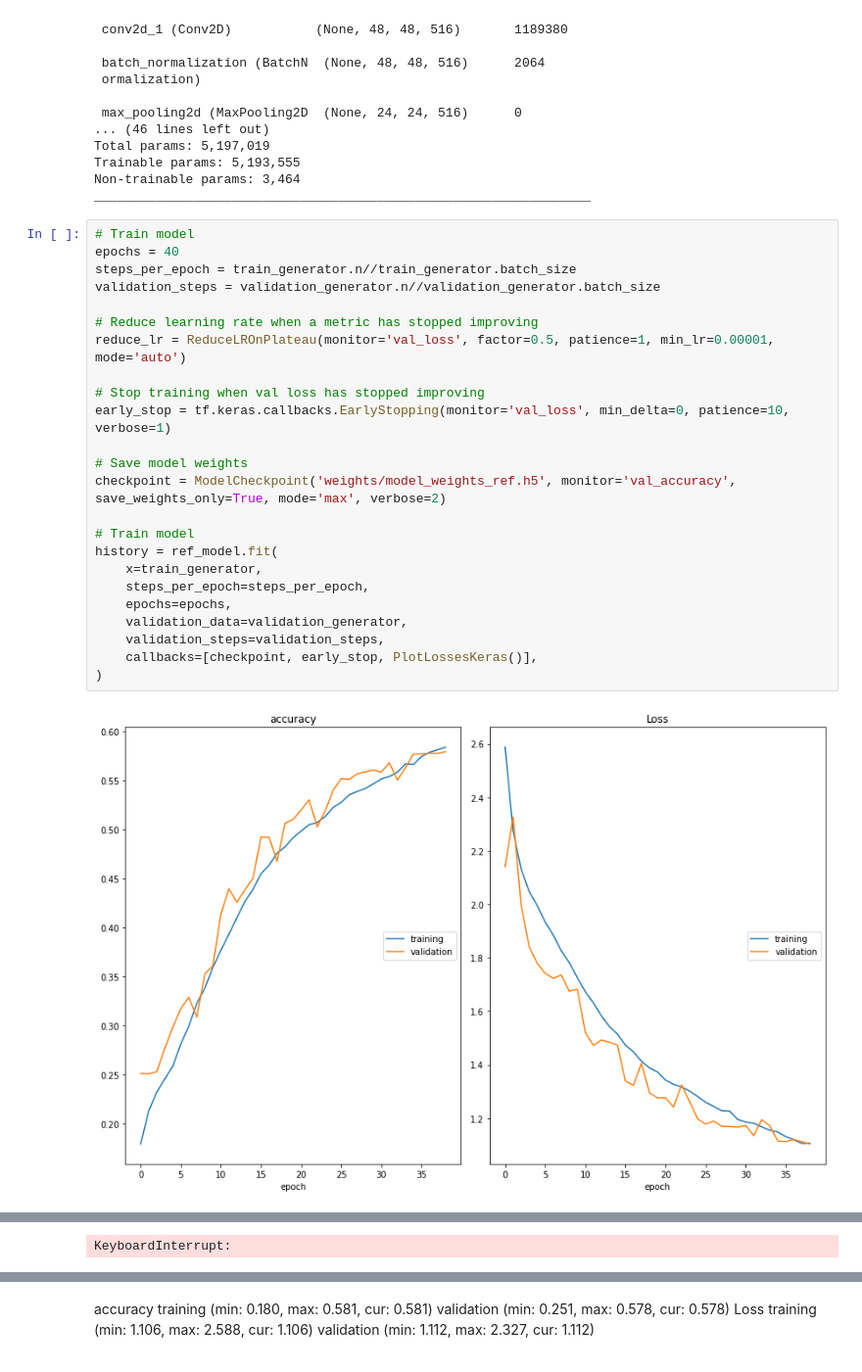
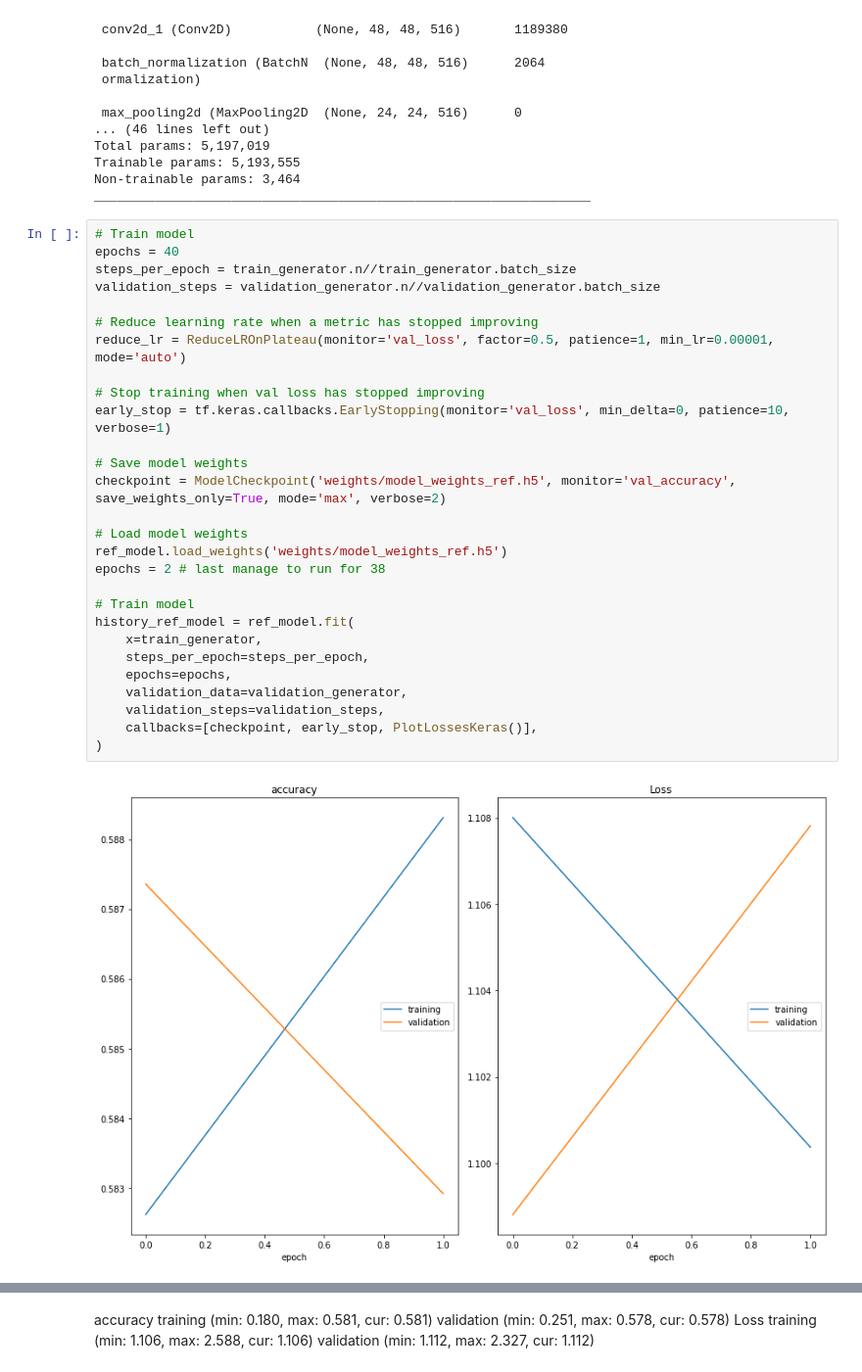
Before and after one commit to DreamyMemories/Facial-Expression-Recognition, a Jupyter notebook: main.ipynb, the cells around one changed output, grey strips where cells are left out. Shown at 98% size. Drawn from its saved outputs; the diff is of its cells as text.

Commit message:
compare all 4 models

```diff
--- a/main.ipynb
+++ b/main.ipynb
@@ -405,27 +437,31 @@ _________________________________________________________________
 # %%
 # Train model
 epochs = 40
 steps_per_epoch = train_generator.n//train_generator.batch_size
 validation_steps = validation_generator.n//validation_generator.batch_size
 
 # Reduce learning rate when a metric has stopped improving
 reduce_lr = ReduceLROnPlateau(monitor='val_loss', factor=0.5, patience=1, min_lr=0.00001, mode='auto')
 
 # Stop training when val loss has stopped improving
 early_stop = tf.keras.callbacks.EarlyStopping(monitor='val_loss', min_delta=0, patience=10, verbose=1)
 
 # Save model weights
 checkpoint = ModelCheckpoint('weights/model_weights_ref.h5', monitor='val_accuracy', save_weights_only=True, mode='max', verbose=2)
 
+# Load model weights
+ref_model.load_weights('weights/model_weights_ref.h5')
+epochs = 2 # last manage to run for 38
+
 # Train model
-history = ref_model.fit(
+history_ref_model = ref_model.fit(
     x=train_generator,
     steps_per_epoch=steps_per_epoch,
     epochs=epochs,
     validation_data=validation_generator,
     validation_steps=validation_steps,
     callbacks=[checkpoint, early_stop, PlotLossesKeras()],
 )
 # %% [output]
-[figure, old version]
+[figure, new version]
 accuracy
@@ -439,3 +474,2 @@ Epoch 40/40
-KeyboardInterrupt:
 # %%
 # Plot training and validation accuracy and loss
```
Also changed, not shown: parts of 22 cells of this notebook, 8 other files.
